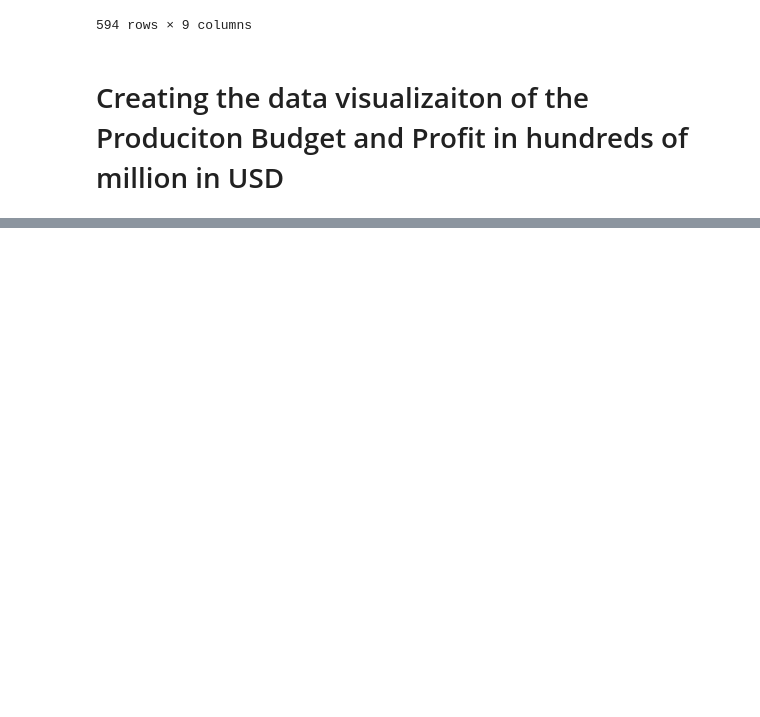
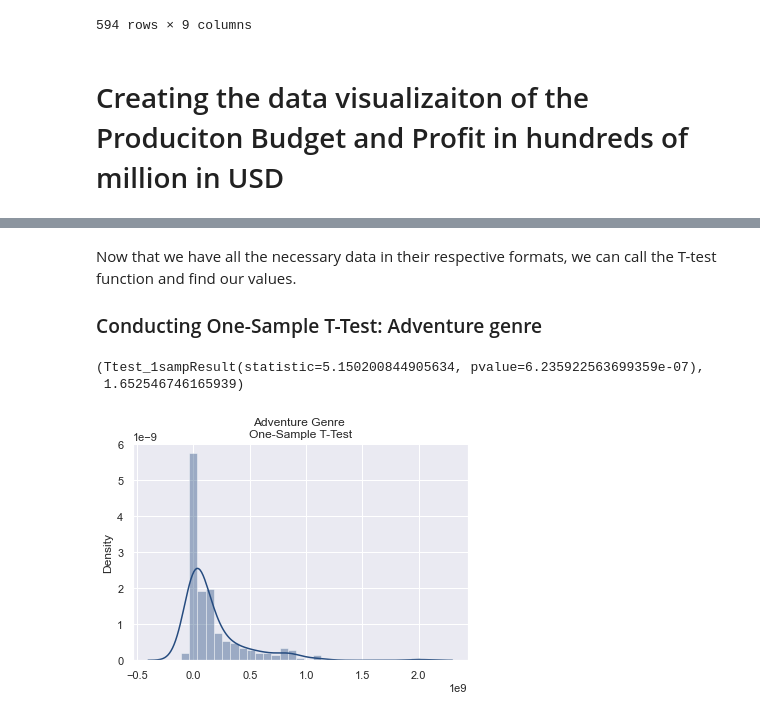
Before and after one commit to zmtillery/group-5-0206, a Jupyter notebook: CapstoneNotebook.ipynb, the cells around one changed output, grey strips where cells are left out. Saved outputs shown, nothing was run; the diff lists cells and outputs as text; code cells hidden in the pictures; blank space fills up the shorter version.

```diff
--- a/CapstoneNotebook.ipynb
+++ b/CapstoneNotebook.ipynb
@@ -311,0 +388,20 @@ ax.yaxis.set_major_formatter(FuncFormatter(millions_formatter))
+# %%
+def one_sample_ttest(sample, popmean, alpha):
+
+    # Visualize sample distribution for normality
+    sns.distplot(sample)
+
+    # Population mean
+    mu = popmean
+    # Sample mean (x̄) using NumPy mean()
+    x_bar = sample.mean()
+    # Sample Standard Deviation (sigma) using Numpy
+    sigma = np.std(sample)
+    # Degrees of freedom
+    df = len(sample)-1
+    # Calculate the critical t-value
+    t_crit = stats.t.ppf(1-alpha, df=df)
+    # Calculate the t-value and p-value
+    results = stats.ttest_1samp(a=sample, popmean=mu)
+    # return results
+    return (results, t_crit)
@@ -311,0 +412,3 @@ ax.yaxis.set_major_formatter(FuncFormatter(millions_formatter))
+# %%
+popmean = g_vis['profit'].mean()
+alpha = 0.05
@@ -311,0 +419,4 @@ ax.yaxis.set_major_formatter(FuncFormatter(millions_formatter))
+# %%
+adventure_profit = g_vis.loc[g_vis['genres'] == 'Adventure']
+adventure = adventure_profit['profit'].array
+print(adventure)
@@ -311,0 +431,10 @@ ax.yaxis.set_major_formatter(FuncFormatter(millions_formatter))
+# %% [markdown]
+Now that we have all the necessary data in their respective formats, we can call the T-test function and find our values.
+### Conducting One-Sample T-Test: Adventure genre
+# %%
+plt.title("Adventure Genre \nOne-Sample T-Test")
+one_sample_ttest(adventure, popmean, alpha)
+# %% [output]
+(Ttest_1sampResult(statistic=5.150200844905634, pvalue=6.235922563699359e-07),
+ 1.652546746165939)
+[figure, added]
```
Also changed, not shown: parts of 21 cells of this notebook.
